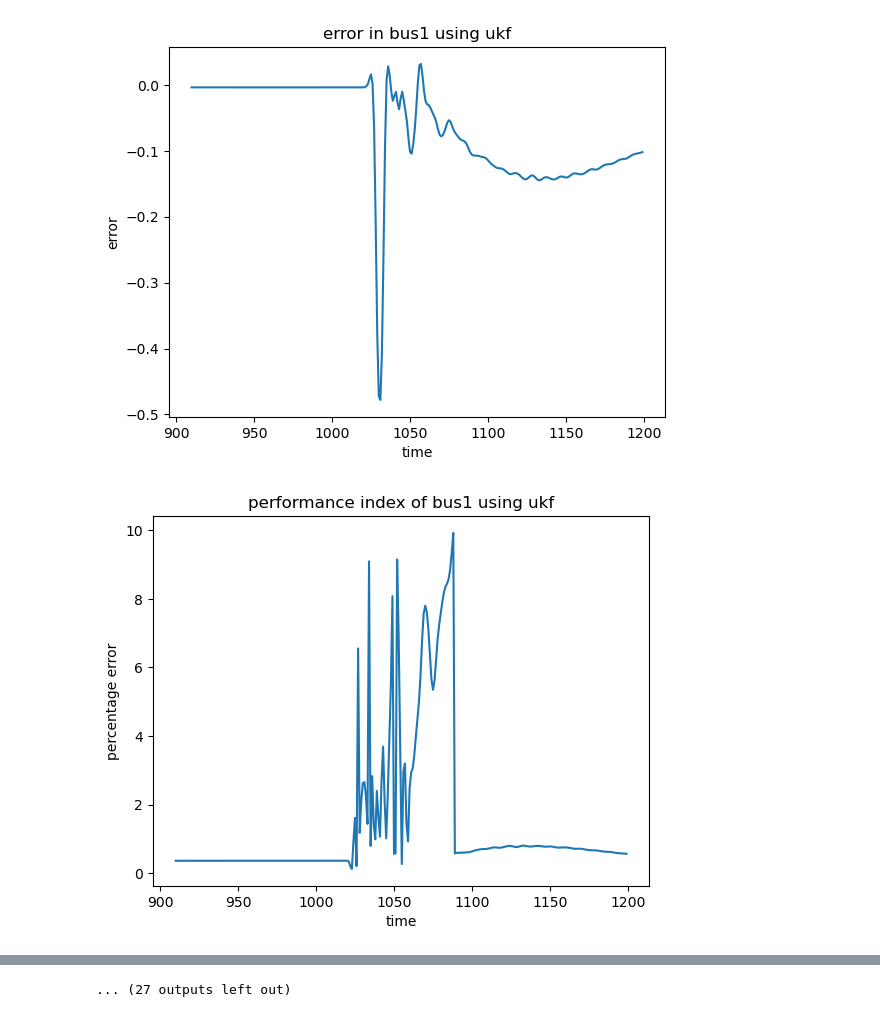
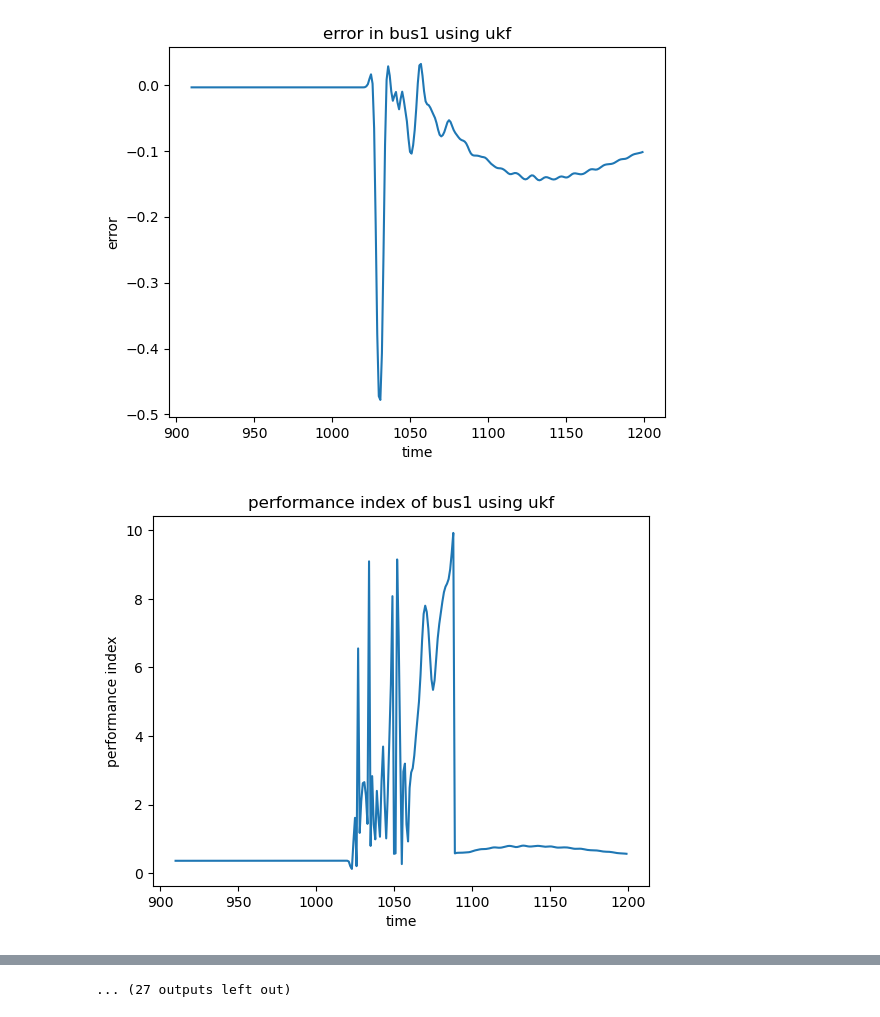
Before and after one commit to ayush-thakur/DSE_IEEE_14_bus, a Jupyter notebook: DSE_UKF_2.ipynb, the cells around one changed output, grey strips where cells are left out. Cells and saved outputs as stored; diff of their text form; code cells hidden in the pictures.

```diff
--- a/DSE_UKF_2.ipynb
+++ b/DSE_UKF_2.ipynb
@@ -544,35 +544,35 @@ for i2 in range(14):
     ax=plot.gca()
     # ax.set_ylim(0,20)
     plot.xlabel('time')
-    plot.ylabel('percentage error')
+    plot.ylabel('performance index')
     plot.show()
 
 
     plot.plot(x_g,y_actual[i2],label=f"actual")
     plot.plot(x_g,y_g[i2],label=f"predicted")
     ax=plot.gca()
     # ax.set_ylim(0.93,1.07)
     plot.title(f'actual and predicted in bus{i2+1} using ukf')
     plot.xlabel('time')
     plot.ylabel('voltage magnitude')
     plot.legend()
     plot.show()
 # for i2 in range(14):
 #     plot.plot(x_g,y_g[i2],label=f'bus {i2}')
 # plot.plot(x_g,y_g[0],label="measured")
 # plot.plot(x_g,y_actual,label="actual")
 # plot.title('voltage of bus1 with time')
 # plot.xlabel('time')
 # plot.ylabel('voltage')
 # plot.legend(bbox_to_anchor=(1.05,1),loc='upper left', borderaxespad=0)
 # plot.show()
 # plot.title('Voltage Magnitude')
 # plot.xlabel('Bus number')
 # plot.ylabel('Magnitude (p.u.)')
 # plot.xlim(1,nbus)
 # plot.show()
 # %% [output]
 [figure]
-[figure, old version]
+[figure, new version]
 [figure]
 [figure]
```
Also changed, not shown: parts of 1 cell of this notebook, 2 other files.
